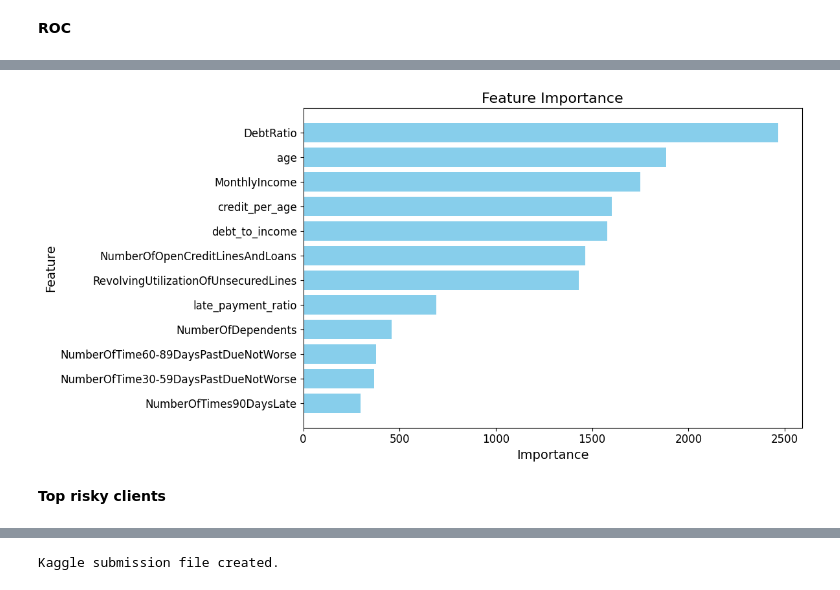
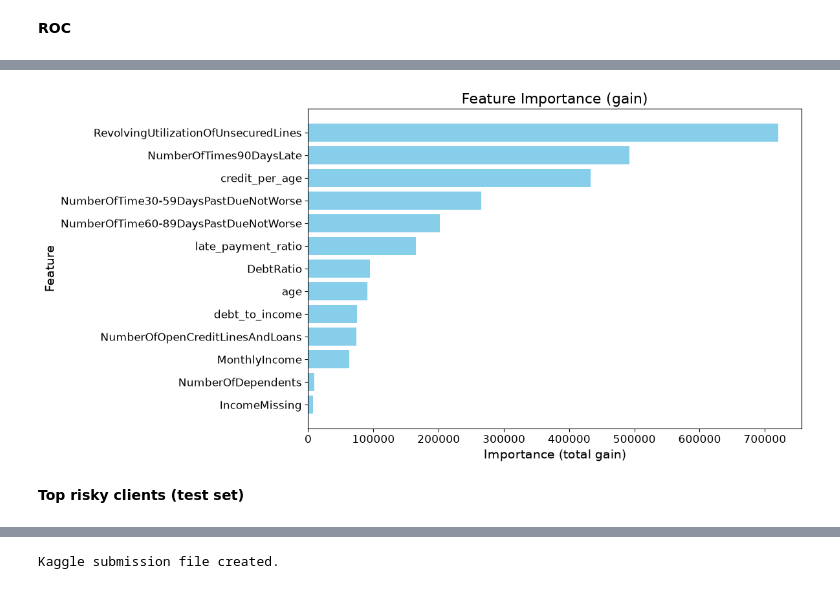
Before and after one commit to JanIzmer/Credit_Scoring_Project, a Jupyter notebook: notebooks/02_Modeling.ipynb, the cells around one changed output, grey strips where cells are left out. Cells and saved outputs as stored; diff of their text form; code cells hidden in the pictures.

```diff
--- a/notebooks/02_Modeling.ipynb
+++ b/notebooks/02_Modeling.ipynb
@@ -146,0 +160,17 @@ joblib.dump(final_model, '../models/lgbm_model.pkl')
+# %%
+logreg = make_pipeline(
+    StandardScaler(),
+    LogisticRegression(class_weight='balanced', max_iter=1000, random_state=RANDOM_STATE),
+)
+logreg.fit(X_train, y_train)
+
+lgbm_test_prob = final_model.predict_proba(X_test)[:, 1]
+logreg_test_prob = logreg.predict_proba(X_test)[:, 1]
+
+comparison = pd.DataFrame({
+    'model': ['Logistic Regression (baseline)', 'LightGBM (tuned)'],
+    'test ROC-AUC': [roc_auc_score(y_test, logreg_test_prob),
+                     roc_auc_score(y_test, lgbm_test_prob)],
+})
+comparison['Gini'] = 2 * comparison['test ROC-AUC'] - 1
+comparison.round(4)
@@ -168,24 +239,24 @@ plt.show()
 # %%
 feature_importances = pd.DataFrame({
-    'feature': X.columns,
-    'importance': final_model.feature_importances_
+    'feature': X_train.columns,
+    'importance': final_model.booster_.feature_importance(importance_type='gain'),
 }).sort_values(by='importance', ascending=False)
 
-plt.figure(figsize=(12,6))
-plt.barh(feature_importances['feature'], feature_importances['importance'], color="skyblue")
+plt.figure(figsize=(12, 6))
+plt.barh(feature_importances['feature'], feature_importances['importance'], color='skyblue')
 plt.gca().invert_yaxis()
-plt.xlabel('Importance', fontsize=14)
+plt.xlabel('Importance (total gain)', fontsize=14)
 plt.ylabel('Feature', fontsize=14)
-plt.title('Feature Importance', fontsize=16)
+plt.title('Feature Importance (gain)', fontsize=16)
 plt.xticks(fontsize=12)
 plt.yticks(fontsize=12)
 plt.tight_layout()
-plt.savefig('../reports/figures/Feature_importance.png', dpi=300)
+plt.savefig('../reports/figures/feature_importance.png', dpi=150)
 plt.show()
 # %% [output]
-[figure, old version]
+[figure, new version]
 # %% [markdown]
-**Top risky clients**
+**Top risky clients (test set)**
 # %%
 top_risky = pd.DataFrame({
     'Id': X_test.index,
```
Also changed, not shown: parts of 30 cells of this notebook, 9 other files.
